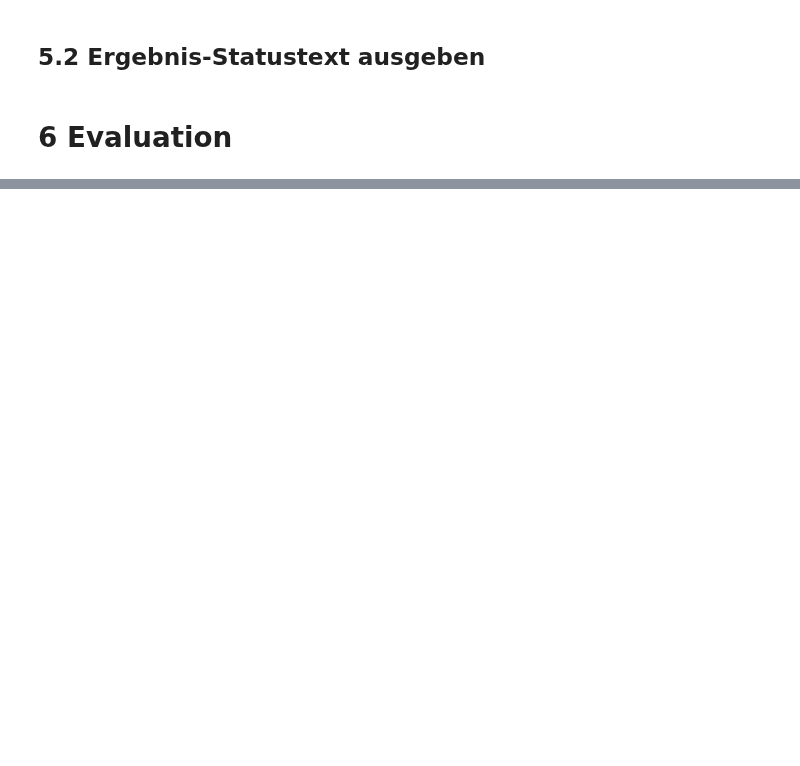
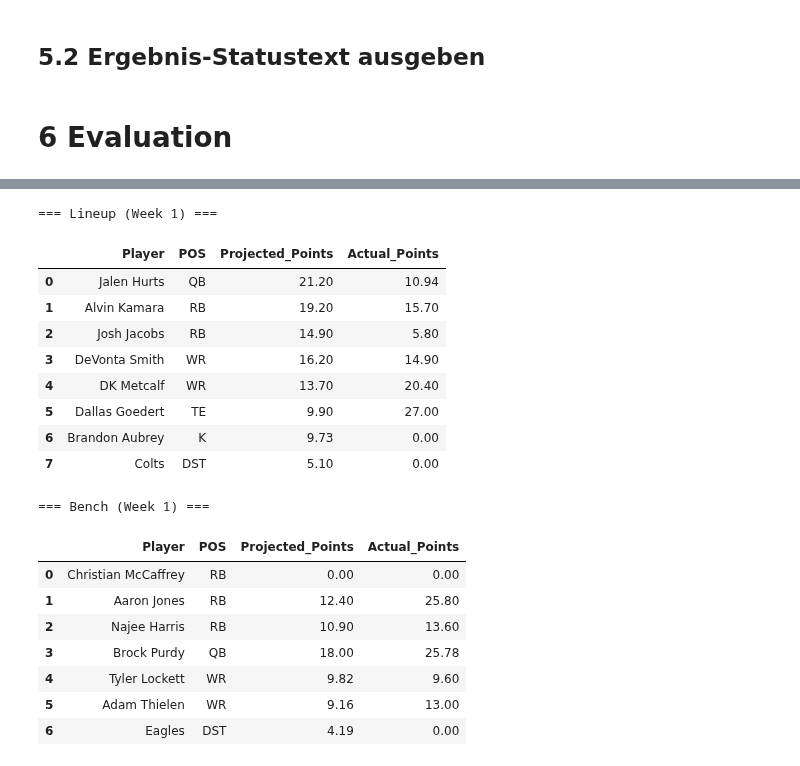
Before and after one commit to alexk2206/Data_Driven_Fantasy_Football, a Jupyter notebook: Mixed_Integer_Problem_for_Draft_Optimization.ipynb, the cells around one changed output, grey strips where cells are left out. Saved outputs shown, nothing was run; the diff lists cells and outputs as text; code cells hidden in the pictures; blank space fills up the shorter version.

```diff
--- a/Mixed_Integer_Problem_for_Draft_Optimization.ipynb
+++ b/Mixed_Integer_Problem_for_Draft_Optimization.ipynb
@@ -497,0 +609,54 @@ roster_projections
+# %%
+def get_lineup_and_bench(team, week, roster_projections, real_data, lineup_req):
+    week_col = f'Week_{week}'
+    team_roster = roster_projections[roster_projections['Team'] == team].copy()
+
+    lineup = get_best_lineup(team, week, roster_projections, lineup_req)
+
+    lineup_players = set(lineup['Player'])
+    bench = team_roster[~team_roster['Player'].isin(lineup_players)].copy()
+
+    week_actuals = real_data[real_data['week'] == week][['player_display_name', 'fantasy_points_ppr']]
+    week_actuals = week_actuals.rename(columns={'player_display_name': 'Player', 'fantasy_points_ppr': 'Actual_Points'})
+
+    def process_df(df):
+        df['Projected_Points'] = df[week_col]
+        df.drop(columns=[col for col in df.columns if col.startswith("Week_")], inplace=True)
+        df = df.merge(week_actuals, on='Player', how='left')
+        df['Actual_Points'] = df['Actual_Points'].fillna(0)
+        return df
+
+    lineup = process_df(lineup)
+    bench = process_df(bench)
+
+    return lineup, bench
+
+lineup, bench = get_lineup_and_bench(DM_team, 3, roster_projections, real_data, lineup_req)
+
+pd.set_option('display.max_rows', 30)
+
+print("=== Lineup (Week 1) ===")
+display(lineup[['Player', 'POS', 'Projected_Points', 'Actual_Points']])
+
+print("=== Bench (Week 1) ===")
+display(bench[['Player', 'POS', 'Projected_Points', 'Actual_Points']])
+# %% [output]
+=== Lineup (Week 1) ===
+|  | Player | POS | Projected_Points | Actual_Points |
+| 0 | Jalen Hurts | QB | 21.20 | 10.94 |
+| 1 | Alvin Kamara | RB | 19.20 | 15.70 |
+| 2 | Josh Jacobs | RB | 14.90 | 5.80 |
+| 3 | DeVonta Smith | WR | 16.20 | 14.90 |
+| 4 | DK Metcalf | WR | 13.70 | 20.40 |
+| 5 | Dallas Goedert | TE | 9.90 | 27.00 |
+| 6 | Brandon Aubrey | K | 9.73 | 0.00 |
+| 7 | Colts | DST | 5.10 | 0.00 |
+=== Bench (Week 1) ===
+|  | Player | POS | Projected_Points | Actual_Points |
+| 0 | Christian McCaffrey | RB | 0.00 | 0.00 |
+| 1 | Aaron Jones | RB | 12.40 | 25.80 |
+| 2 | Najee Harris | RB | 10.90 | 13.60 |
+| 3 | Brock Purdy | QB | 18.00 | 25.78 |
+| 4 | Tyler Lockett | WR | 9.82 | 9.60 |
+| 5 | Adam Thielen | WR | 9.16 | 13.00 |
+| 6 | Eagles | DST | 4.19 | 0.00 |
```
Also changed, not shown: parts of 7 cells of this notebook.
